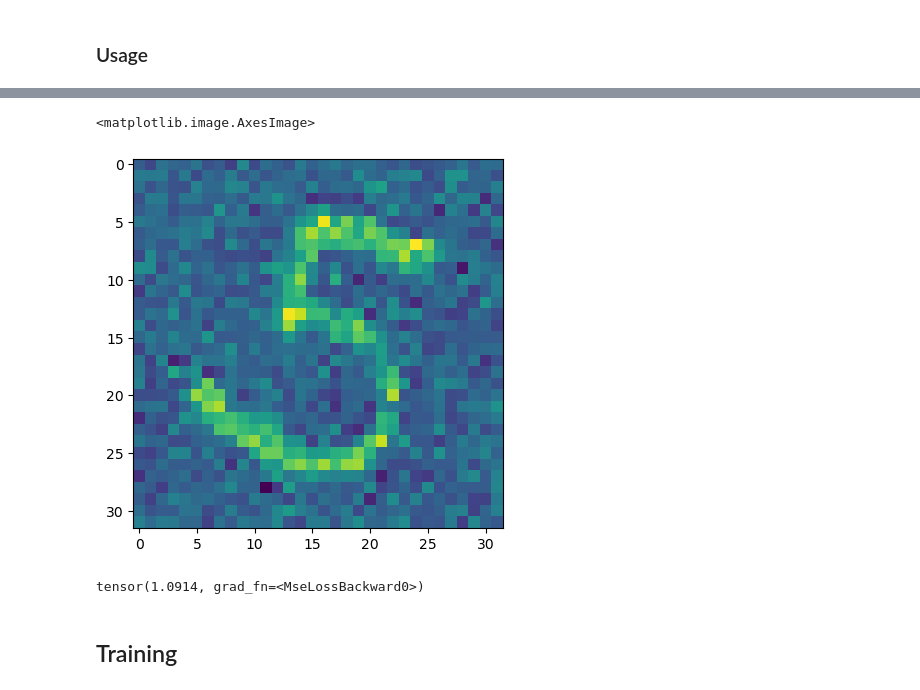
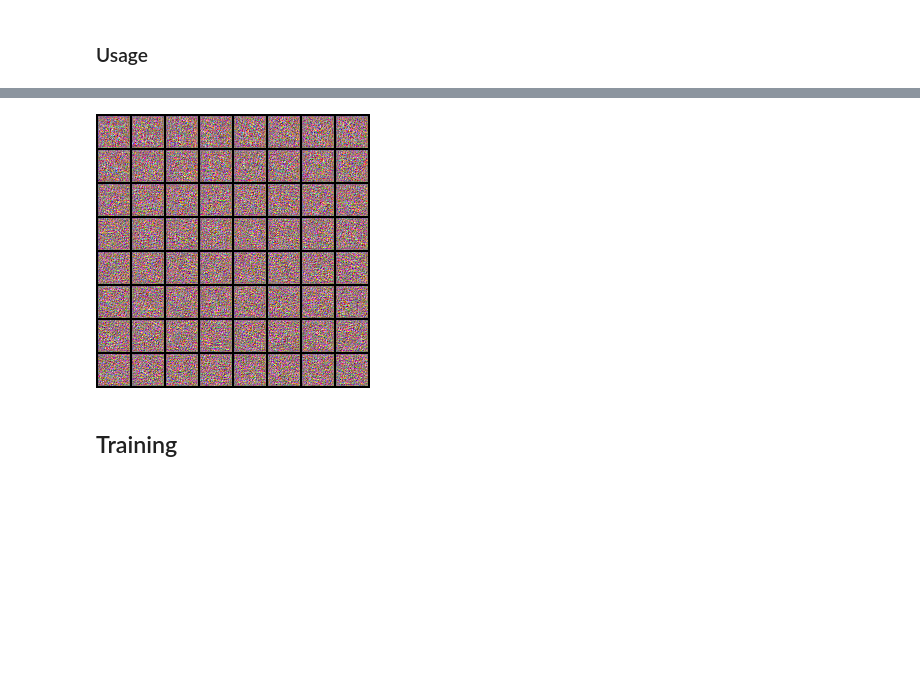
Before and after one commit to slegroux/nimrod, a Jupyter notebook: nbs/models.diffusion.ipynb, the cells around one changed output, grey strips where cells are left out. Drawn from its saved outputs; the diff is of its cells as text; code cells hidden in the pictures; blank space fills up the shorter version.

```diff
--- a/nbs/models.diffusion.ipynb
+++ b/nbs/models.diffusion.ipynb
@@ -113,9 +101,3 @@ model = UNet2DModel(
     )
 # %% [markdown]
 ### Usage
-# %%
-# predict noise from noisy image at time_step
-time_step = torch.LongTensor([50])
-noise_pred = model(noisy_image, time_step).sample
-print(noise_pred.shape)
-plt.imshow(noise_pred[0].detach().numpy().transpose(1,2,0))
@@ -126,14 +104,9 @@ torch.Size([128, 1, 32, 32])
-# %%
-# substract noise from noisy image
-denoised_img = noisy_image[0] - noise_pred[0]
-plt.imshow(denoised_img.detach().numpy().transpose(1,2,0))
-# %% [output]
-<matplotlib.image.AxesImage>
-[figure, removed]
-# %%
-loss = F.mse_loss(noise_pred, noise)
-print(loss)
-# %% [output]
-tensor(1.0914, grad_fn=<MseLossBackward0>)
+# %%
+with torch.no_grad():
+    noise_pred = model(noisy_images, time_steps).sample
+
+show_images(noise_pred)
+# %% [output]
+[figure, added]
 # %% [markdown]
 ## Training
```
Also changed, not shown: parts of 23 cells of this notebook.
